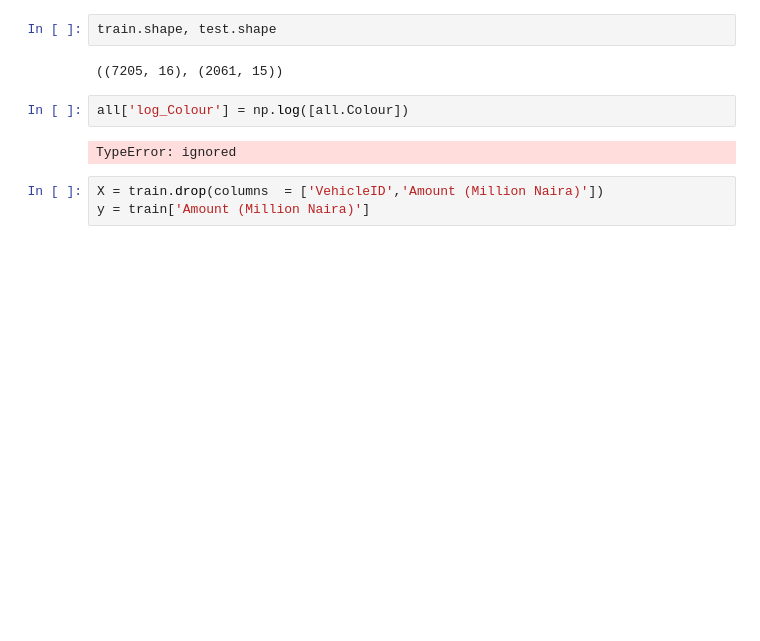
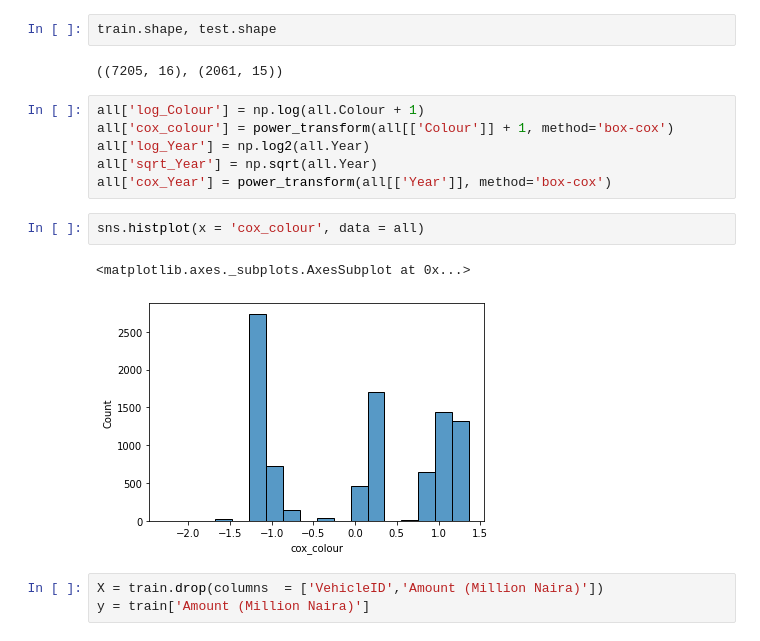
Before and after one commit to eskayML/Free-ai-classes-2022, a Jupyter notebook: Using_Boosting.ipynb, the cells around one changed output. Cells and saved outputs as stored; diff of their text form; blank space fills up the shorter version.

```diff
--- a/Using_Boosting.ipynb
+++ b/Using_Boosting.ipynb
@@ -39,10 +36,17 @@ sns.histplot(x = 'Colour', kde = True, data  = all)
 train.shape, test.shape
 # %% [output]
 ((7205, 16), (2061, 15))
-# %%
-all['log_Colour'] = np.log([all.Colour])
-# %% [output]
-TypeError: ignored
+# %%
+all['log_Colour'] = np.log(all.Colour + 1)
+all['cox_colour'] = power_transform(all[['Colour']] + 1, method='box-cox')
+all['log_Year'] = np.log2(all.Year)
+all['sqrt_Year'] = np.sqrt(all.Year)
+all['cox_Year'] = power_transform(all[['Year']], method='box-cox')
+# %%
+sns.histplot(x = 'cox_colour', data = all)
+# %% [output]
+<matplotlib.axes._subplots.AxesSubplot at 0x...>
+[figure, added]
 # %%
 X = train.drop(columns  = ['VehicleID','Amount (Million Naira)'])
 y = train['Amount (Million Naira)']
```
Also changed, not shown: parts of 8 cells of this notebook.
